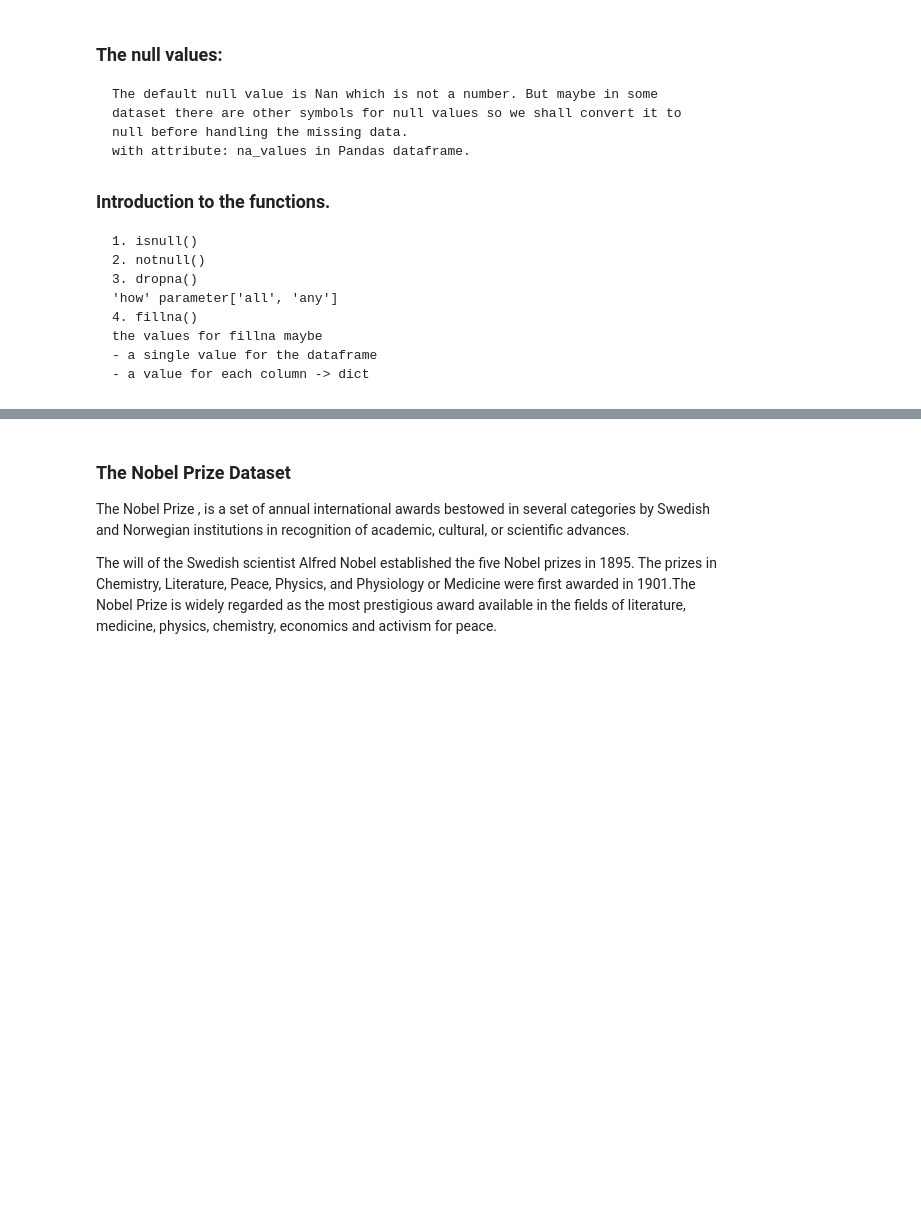
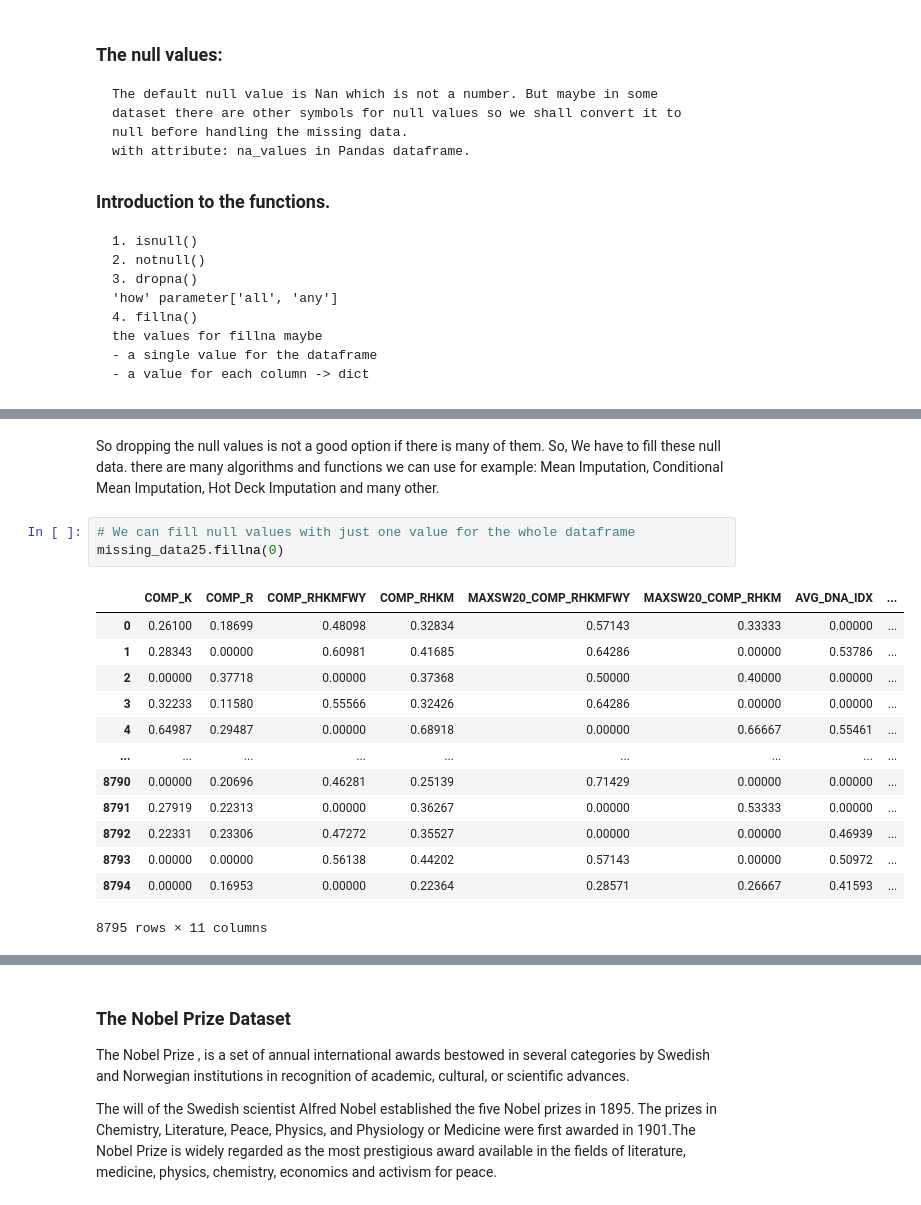
Before and after one commit to mohamed-ashry7/Data-Engineering-Lab, a Jupyter notebook: Lab5 - Data Cleaning/Lab5 - Data Cleaning.ipynb, the cells around one changed output, grey strips where cells are left out. Cells and saved outputs as stored; diff of their text form; blank space fills up the shorter version.

Commit message:
editing lab 5 and adding new examples

```diff
--- a/Lab5 - Data Cleaning/Lab5 - Data Cleaning.ipynb
+++ b/Lab5 - Data Cleaning/Lab5 - Data Cleaning.ipynb
@@ -31,0 +129,19 @@ df = pd.DataFra
+# %% [markdown]
+So dropping the null values is not a good option if there is many of them. So, We have to fill these null data. there are many algorithms and functions we can use for example: Mean Imputation, Conditional Mean Imputation, Hot Deck Imputation and many other.
+# %%
+# We can fill null values with just one value for the whole dataframe
+missing_data25.fillna(0)
+# %% [output]
+|  | COMP_K | COMP_R | COMP_RHKMFWY | COMP_RHKM | MAXSW20_COMP_RHKMFWY | MAXSW20_COMP_RHKM | AVG_DNA_IDX | ... |
+| 0 | 0.26100 | 0.18699 | 0.48098 | 0.32834 | 0.57143 | 0.33333 | 0.00000 | ... |
+| 1 | 0.28343 | 0.00000 | 0.60981 | 0.41685 | 0.64286 | 0.00000 | 0.53786 | ... |
+| 2 | 0.00000 | 0.37718 | 0.00000 | 0.37368 | 0.50000 | 0.40000 | 0.00000 | ... |
+| 3 | 0.32233 | 0.11580 | 0.55566 | 0.32426 | 0.64286 | 0.00000 | 0.00000 | ... |
+| 4 | 0.64987 | 0.29487 | 0.00000 | 0.68918 | 0.00000 | 0.66667 | 0.55461 | ... |
+| ... | ... | ... | ... | ... | ... | ... | ... | ... |
+| 8790 | 0.00000 | 0.20696 | 0.46281 | 0.25139 | 0.71429 | 0.00000 | 0.00000 | ... |
+| 8791 | 0.27919 | 0.22313 | 0.00000 | 0.36267 | 0.00000 | 0.53333 | 0.00000 | ... |
+| 8792 | 0.22331 | 0.23306 | 0.47272 | 0.35527 | 0.00000 | 0.00000 | 0.46939 | ... |
+| 8793 | 0.00000 | 0.00000 | 0.56138 | 0.44202 | 0.57143 | 0.00000 | 0.50972 | ... |
+| 8794 | 0.00000 | 0.16953 | 0.00000 | 0.22364 | 0.28571 | 0.26667 | 0.41593 | ... |
+8795 rows × 11 columns
```
Also changed, not shown: parts of 16 cells of this notebook, 1 other file.
